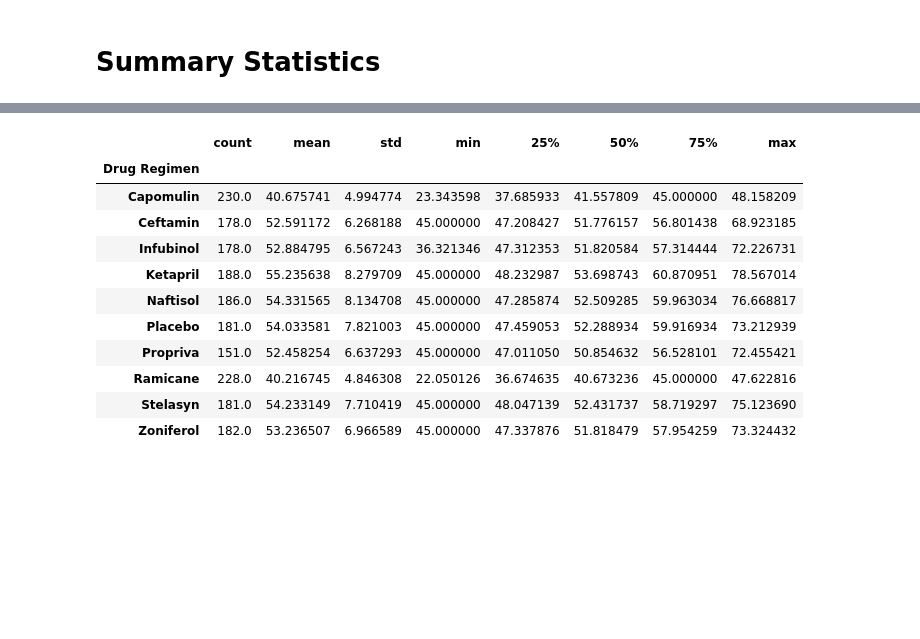
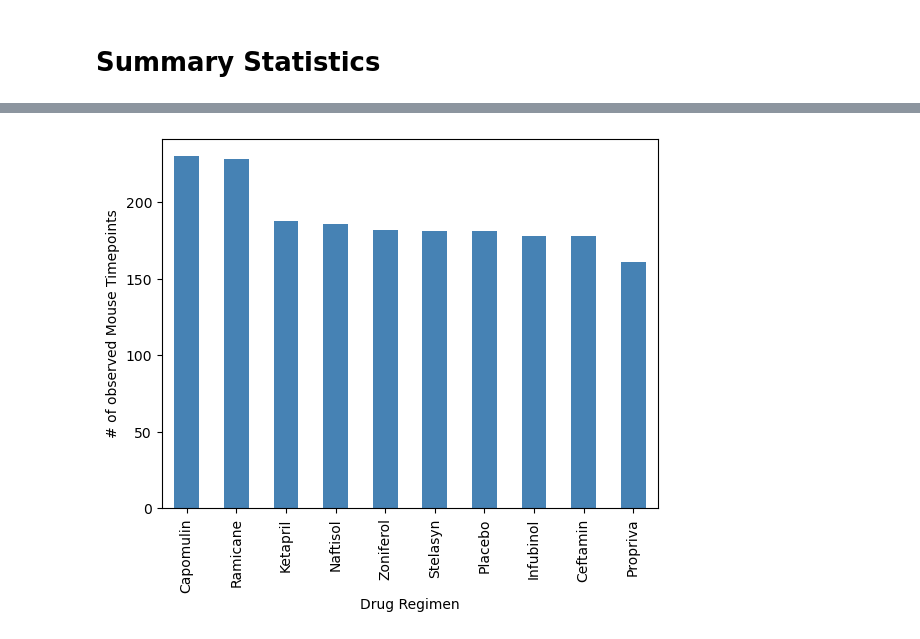
Before and after one commit to AMRITKAUR89/MatPlotLib-Challenge, a Jupyter notebook: Pymaceuticals/Matplotlib.ipynb, the cells around one changed output, grey strips where cells are left out. Drawn from its saved outputs; the diff is of its cells as text; code cells hidden in the pictures; blank space fills up the shorter version.

```diff
--- a/Pymaceuticals/Matplotlib.ipynb
+++ b/Pymaceuticals/Matplotlib.ipynb
@@ -73,3 +73,24 @@ Mice_count
 249
 # %% [markdown]
 # Summary Statistics
+# %%
+# Generate a summary statistics table of mean, median, variance, standard deviation, and SEM of the tumor volume for each regimen
+
+Mice_dup = mouse_metadata_result
+
+# Use groupby and summary statistical methods to calculate the following properties of each drug regimen:
+# mean, median, variance, standard deviation, and SEM of the tumor volume.
+mean= Mice_dup.groupby('Drug Regimen')['Tumor Volume (mm3)'].mean()
+median= Mice_dup.groupby('Drug Regimen')['Tumor Volume (mm3)'].median()
+var=Mice_dup.groupby('Drug Regimen')['Tumor Volume (mm3)'].var()
+std_dev= Mice_dup.groupby('Drug Regimen')['Tumor Volume (mm3)'].std()
+std_err=Mice_dup.groupby('Drug Regimen')['Tumor Volume (mm3)'].sem()
+
+# Assemble the resulting series into a single summary DataFrame.
+stats_summ=pd.DataFrame({ "Mean Tumor Volume":mean,
+             "Median Tumor Volume":median,
+             "Tumor Volume Variance":var,
+             "Tumor Volume Std. Dev":std_dev,
+             "Tumor Volume Std. Err.":std_err})
+
+stats_summ
@@ -76,21 +137,12 @@ Mice_count
 # %%
-# Generate a summary statistics table of mean, median, variance, standard deviation, and SEM of the tumor volume for each regimen
-grouped_data = Mice_non_duplicate_df.groupby('Drug Regimen')['Tumor Volume (mm3)']
+# Generate a bar plot showing the total number of rows (Mouse ID/Timepoints) for each drug regimen using Pandas.
+counts = Mice_dup['Drug Regimen'].value_counts()
 
-grouped_data.describe()
-# Use groupby and summary statistical methods to calculate the following properties of each drug regimen:
-# mean, median, variance, standard deviation, and SEM of the tumor volume.
-# Assemble the resulting series into a single summary DataFrame.
+counts.plot(kind='bar', color='steelblue')
+
+plt.xlabel('Drug Regimen')
+plt.ylabel('# of observed Mouse Timepoints')
+
+plt.show()
 # %% [output]
-|  | count | mean | std | min | 25% | 50% | 75% | max |
-| Drug Regimen |  |  |  |  |  |  |  |  |
-| Capomulin | 230.0 | 40.675741 | 4.994774 | 23.343598 | 37.685933 | 41.557809 | 45.000000 | 48.158209 |
-| Ceftamin | 178.0 | 52.591172 | 6.268188 | 45.000000 | 47.208427 | 51.776157 | 56.801438 | 68.923185 |
-| Infubinol | 178.0 | 52.884795 | 6.567243 | 36.321346 | 47.312353 | 51.820584 | 57.314444 | 72.226731 |
-| Ketapril | 188.0 | 55.235638 | 8.279709 | 45.000000 | 48.232987 | 53.698743 | 60.870951 | 78.567014 |
-| Naftisol | 186.0 | 54.331565 | 8.134708 | 45.000000 | 47.285874 | 52.509285 | 59.963034 | 76.668817 |
-| Placebo | 181.0 | 54.033581 | 7.821003 | 45.000000 | 47.459053 | 52.288934 | 59.916934 | 73.212939 |
-| Propriva | 151.0 | 52.458254 | 6.637293 | 45.000000 | 47.011050 | 50.854632 | 56.528101 | 72.455421 |
-| Ramicane | 228.0 | 40.216745 | 4.846308 | 22.050126 | 36.674635 | 40.673236 | 45.000000 | 47.622816 |
-| Stelasyn | 181.0 | 54.233149 | 7.710419 | 45.000000 | 48.047139 | 52.431737 | 58.719297 | 75.123690 |
-| Zoniferol | 182.0 | 53.236507 | 6.966589 | 45.000000 | 47.337876 | 51.818479 | 57.954259 | 73.324432 |
+[figure, added]
```
Also changed, not shown: parts of 7 cells of this notebook.
